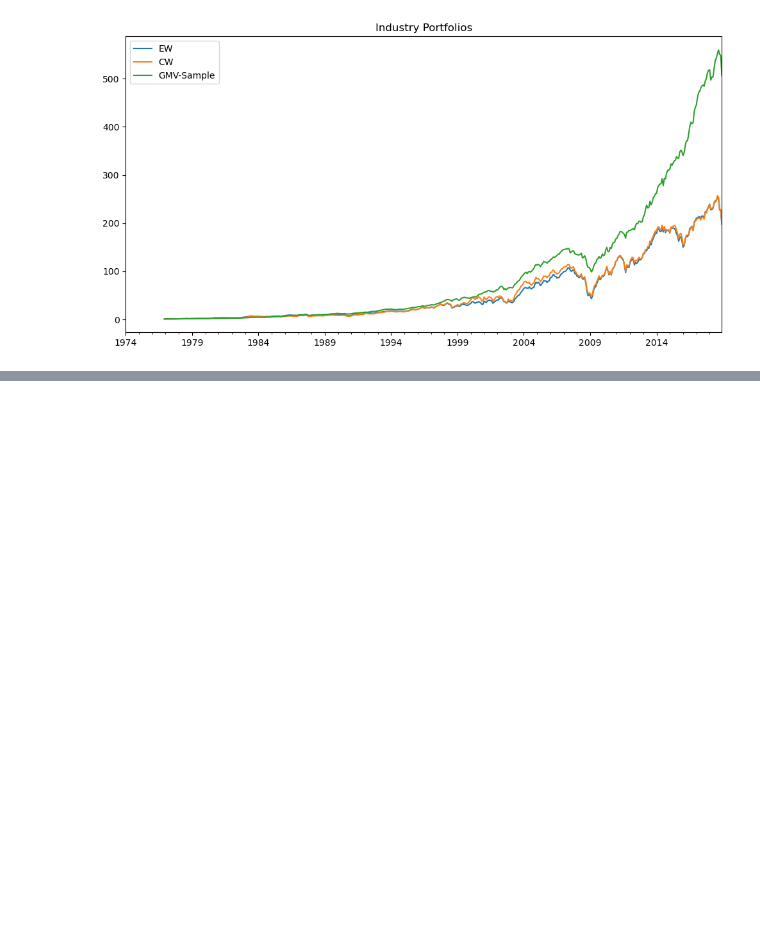
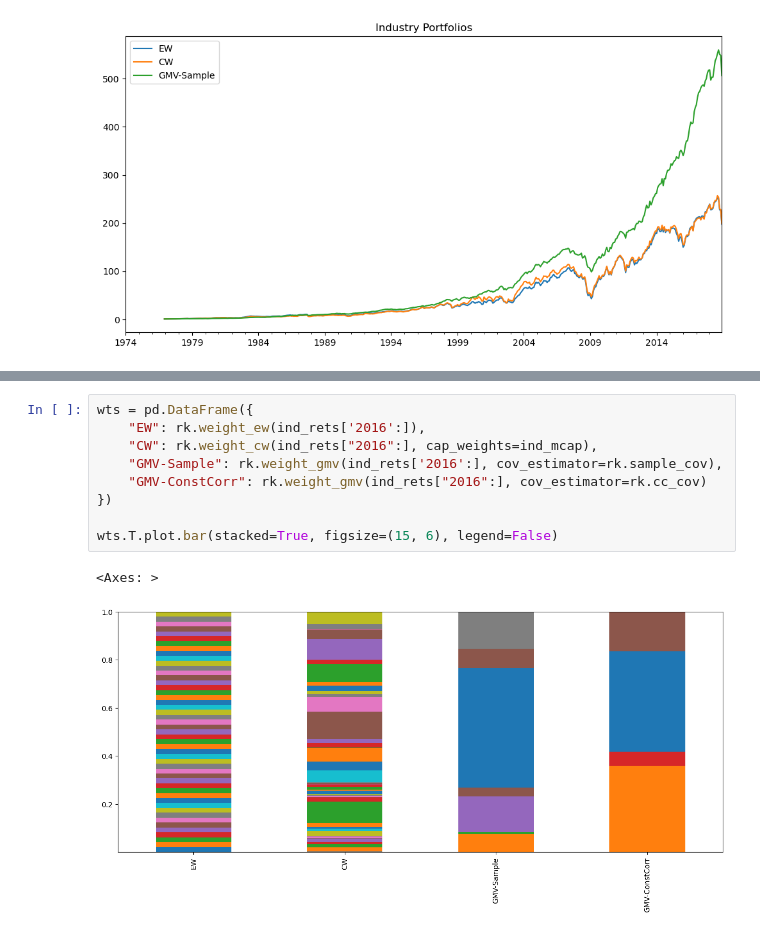
Before and after one commit to ahmet794/Investment-Banking-Asset-Management, a Jupyter notebook: Advanced Portfolio Construction and Analysis with Python/Labs Week 2.ipynb, the cells around one changed output, grey strips where cells are left out. Cells and saved outputs as stored; diff of their text form; blank space fills up the shorter version.

Commit message:
Constant correlation factor added to risk_kit

```diff
--- a/Advanced Portfolio Construction and Analysis with Python/Labs Week 2.ipynb
+++ b/Advanced Portfolio Construction and Analysis with Python/Labs Week 2.ipynb
@@ -119,0 +124,12 @@ rk.summary_stats(btr.dropna())
+# %%
+wts = pd.DataFrame({
+    "EW": rk.weight_ew(ind_rets['2016':]),
+    "CW": rk.weight_cw(ind_rets["2016":], cap_weights=ind_mcap),
+    "GMV-Sample": rk.weight_gmv(ind_rets['2016':], cov_estimator=rk.sample_cov),
+    "GMV-ConstCorr": rk.weight_gmv(ind_rets["2016":], cov_estimator=rk.cc_cov)
+})
+
+wts.T.plot.bar(stacked=True, figsize=(15, 6), legend=False)
+# %% [output]
+<Axes: >
+[figure, added]
```
Also changed, not shown: parts of 1 cell of this notebook, 1 other file.
